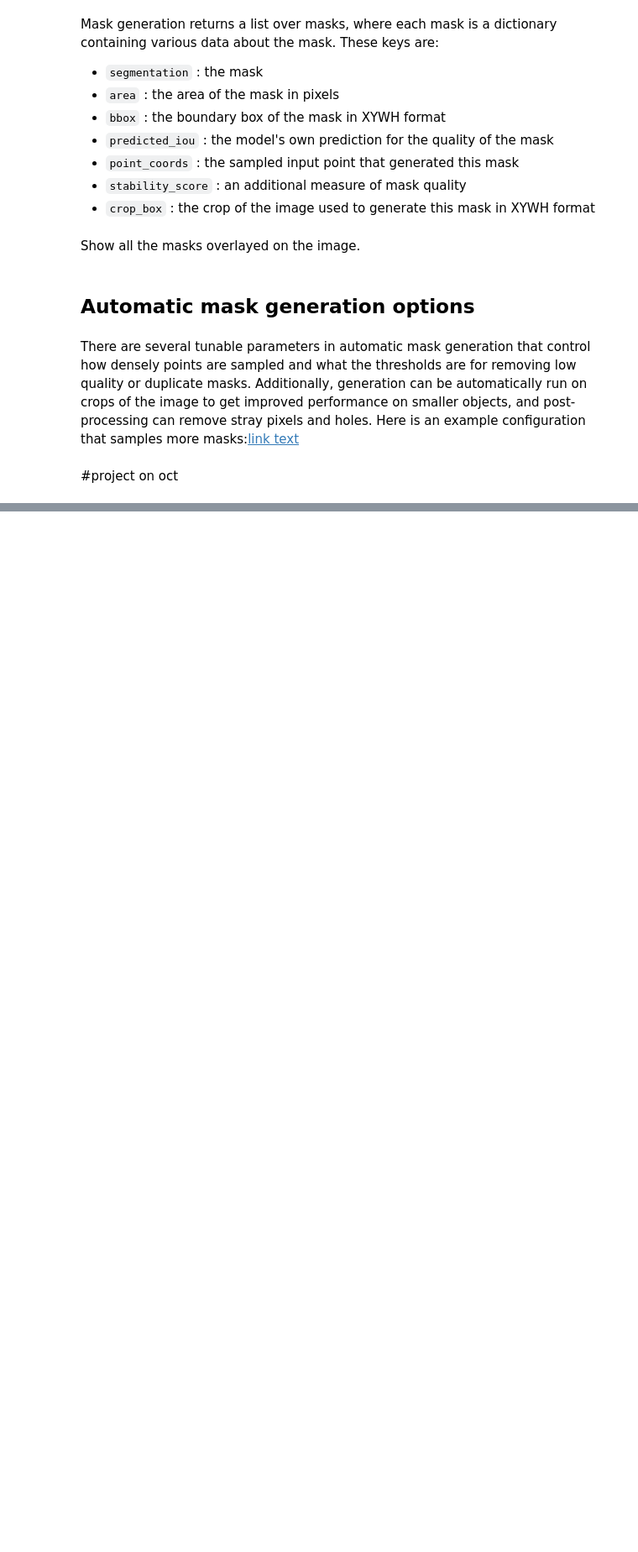
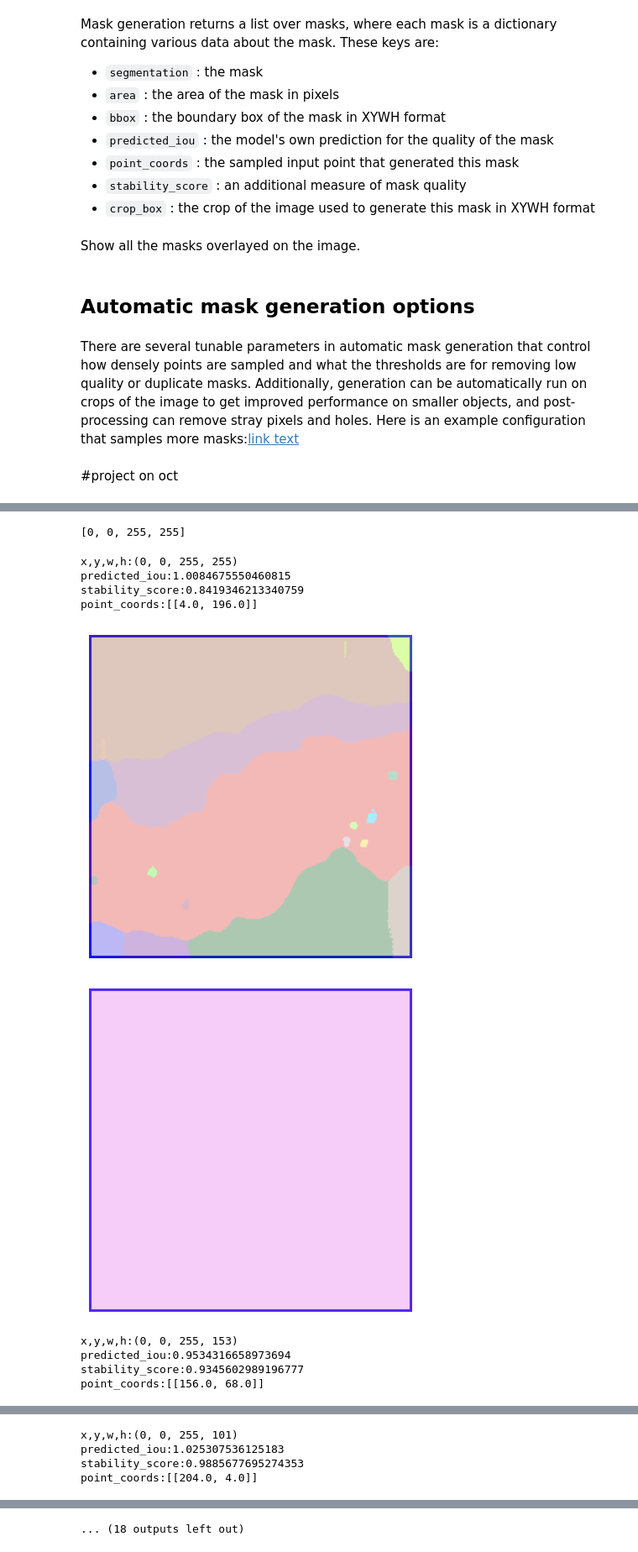
Before and after one commit to WinetraubLab/zero_shot_segmentation, a Jupyter notebook: testing_sam_on_fake_histologies.ipynb, the cells around one changed output, grey strips where cells are left out. Shown: that part at 84% size. Saved outputs shown, nothing was run; the diff lists cells and outputs as text; code cells hidden in the pictures; blank space fills up the shorter version.

```diff
--- a/testing_sam_on_fake_histologies.ipynb
+++ b/testing_sam_on_fake_histologies.ipynb
@@ -197,0 +148,53 @@ visualize_masks_on_img(white_image, masks2, FIG_SIZE)
+# %%
+sorted_masks = sorted(masks2, key=(lambda x: x['area']), reverse=True)
+sorted_masks[0]['bbox'] # XYWH format
+# %% [output]
+[0, 0, 255, 255]
+# %%
+def show_anns_for_single_mask(ann):
+  ax = plt.gca()
+  ax.set_autoscale_on(False)
+  img = np.ones((ann['segmentation'].shape[0], ann['segmentation'].shape[1], 4))
+  img[:,:,3] = 0
+  m = ann['segmentation']
+  color_mask = np.concatenate([np.random.random(3), [0.35]])
+  img[m] = color_mask
+  ax.imshow(img)
+# %%
+for i_mask in range(10):
+  x,y,w,h = sorted_masks[i_mask]['bbox']
+  print(f"x,y,w,h:{x,y,w,h}")
+  predicted_iou = sorted_masks[i_mask]['predicted_iou']
+  print(f"predicted_iou:{predicted_iou}")
+  stability_score = sorted_masks[i_mask]['stability_score']
+  print(f"stability_score:{stability_score}")
+  point_coords = sorted_masks[i_mask]['point_coords']
+  print(f"point_coords:{point_coords}")
+  import matplotlib.pyplot as plt
+  color = (0, 0, 255)  # Red color in BGR format
+  thickness = 2  # You can adjust the thickness
+  image_with_rectangle = cv2.rectangle(white_image.copy(), (x, y), (x + w, y + h), color, thickness)
+  visualize_masks_on_img(image_with_rectangle, masks2, FIG_SIZE)
+
+
+  plt.figure(figsize=FIG_SIZE)
+  plt.imshow(image_with_rectangle)
+  show_anns_for_single_mask(sorted_masks[i_mask])
+  plt.axis('off')
+  plt.show()
+
+# from zero_shot_utils.utils import show_anns
+# show_anns(masks2)
+# plt.axis('off')
+# plt.imshow(image_with_rectangle)
+# %% [output]
+x,y,w,h:(0, 0, 255, 255)
+predicted_iou:1.0084675550460815
+stability_score:0.8419346213340759
+point_coords:[[4.0, 196.0]]
+[figure, added]
+[figure, added]
+x,y,w,h:(0, 0, 255, 153)
+predicted_iou:0.9534316658973694
+stability_score:0.9345602989196777
+point_coords:[[156.0, 68.0]]
@@ -197,0 +203,4 @@ visualize_masks_on_img(white_image, masks2, FIG_SIZE)
+x,y,w,h:(0, 0, 255, 101)
+predicted_iou:1.025307536125183
+stability_score:0.9885677695274353
+point_coords:[[204.0, 4.0]]
@@ -197,0 +215 @@ visualize_masks_on_img(white_image, masks2, FIG_SIZE)
+... (18 outputs left out)
```
Also changed, not shown: parts of 25 cells of this notebook.
